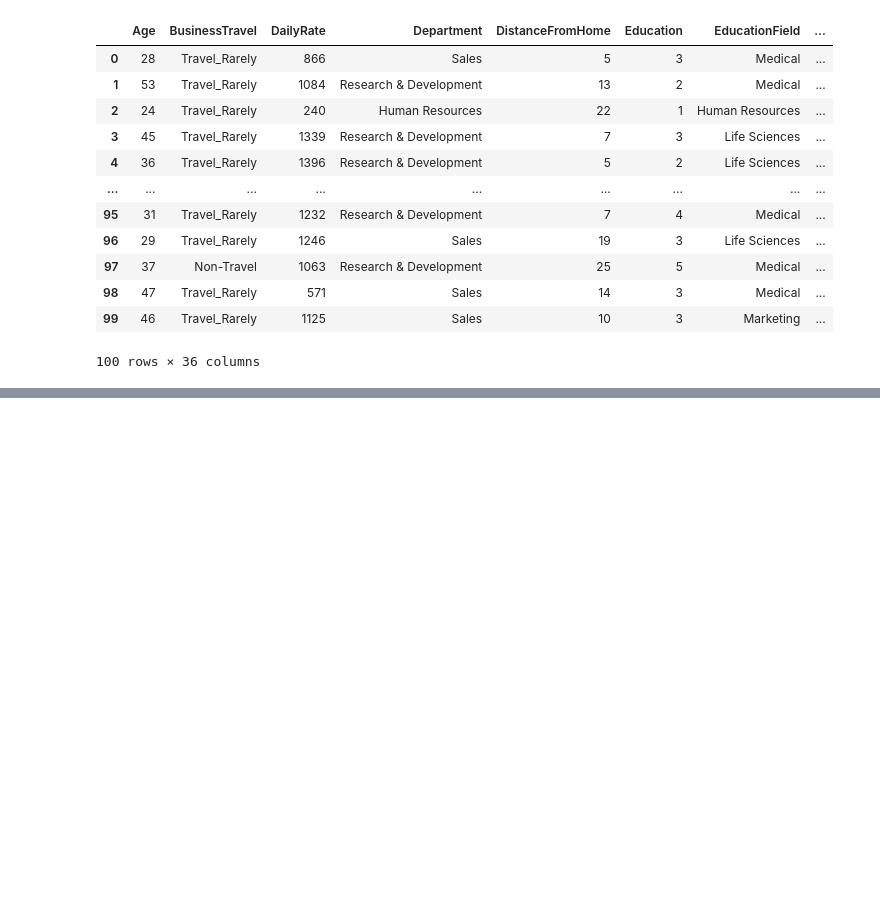
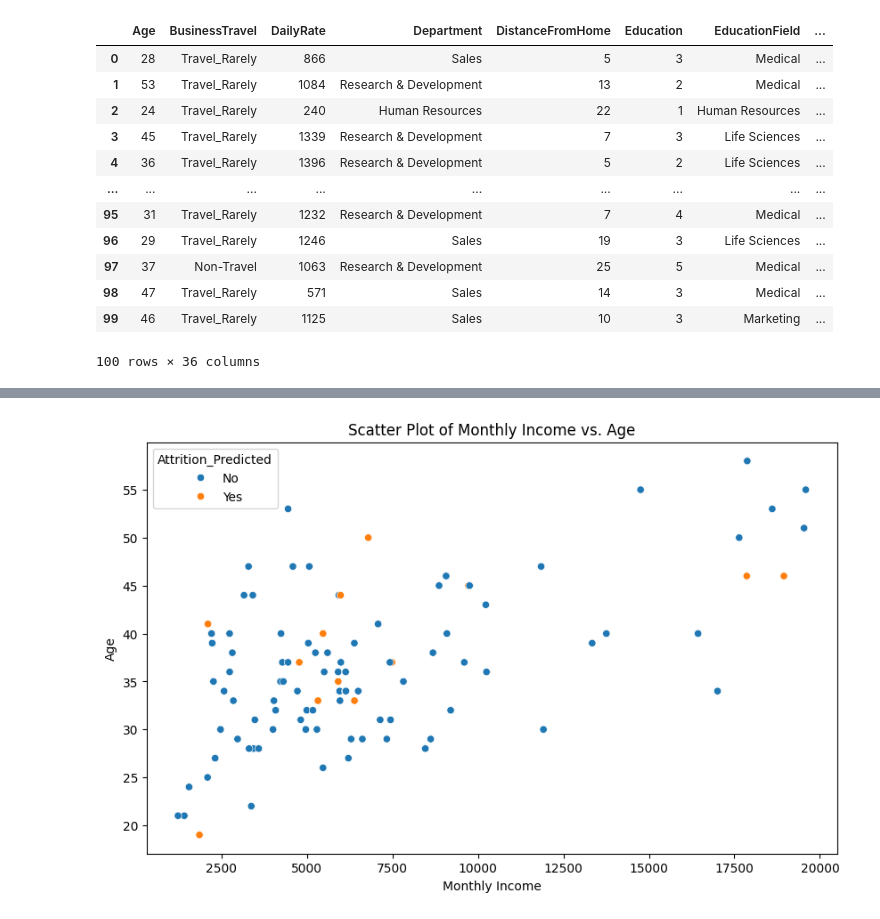
Before and after one commit to rubyghabboun/Employee_Attrition, a Jupyter notebook: employee_attrition/machine_learning_models/models_code/applying_algorithm_to_test_data1.ipynb, the cells around one changed output, grey strips where cells are left out. Cells and saved outputs as stored; diff of their text form; code cells hidden in the pictures; blank space fills up the shorter version.

```diff
--- a/employee_attrition/machine_learning_models/models_code/applying_algorithm_to_test_data1.ipynb
+++ b/employee_attrition/machine_learning_models/models_code/applying_algorithm_to_test_data1.ipynb
@@ -54,0 +67,10 @@ new_data.to_csv('/content/new_data_predicted_final.csv', index=False)
+# %%
+# Scatter Plots
+plt.figure(figsize=(10, 6))
+sns.scatterplot(x='MonthlyIncome', y='Age', data=new_data, hue='Attrition_Predicted')
+plt.xlabel('Monthly Income')
+plt.ylabel('Age')
+plt.title('Scatter Plot of Monthly Income vs. Age')
+plt.show()
+# %% [output]
+[figure, added]
```
Also changed, not shown: parts of 3 cells of this notebook.
